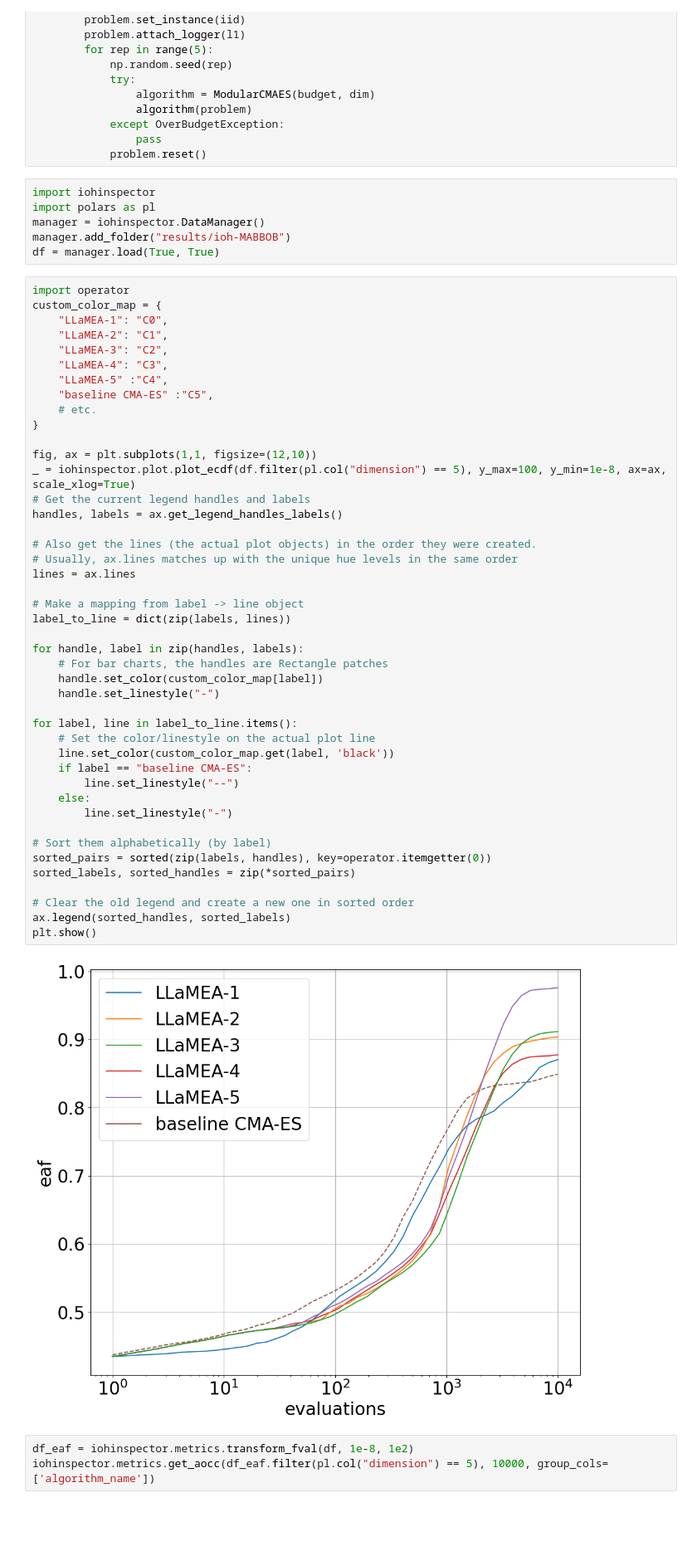
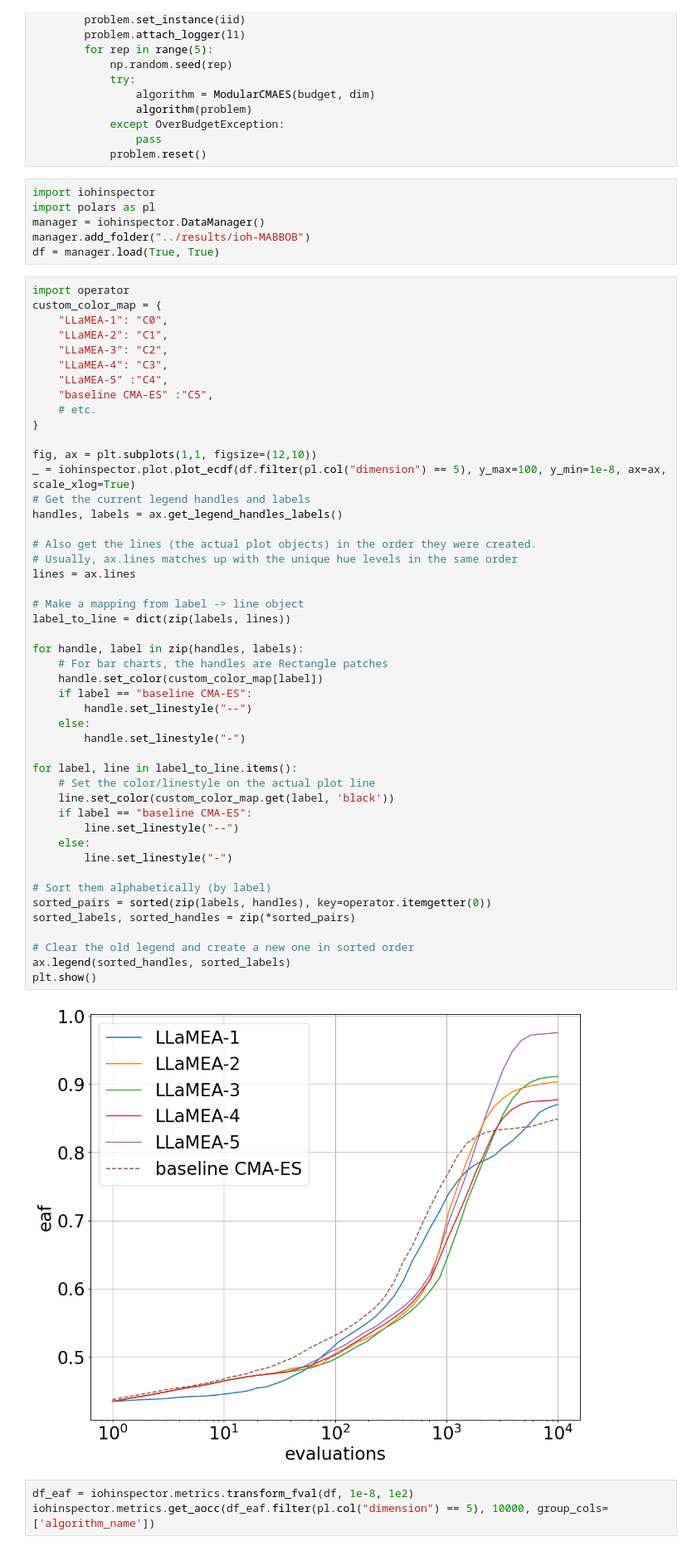
Before and after one commit to XAI-liacs/BLADE, a Jupyter notebook: examples/visualize_mabbob.ipynb, the cells around one changed output. Shown at 83% size. Drawn from its saved outputs; the diff is of its cells as text; blank space fills up the shorter version.

```diff
--- a/examples/visualize_mabbob.ipynb
+++ b/examples/visualize_mabbob.ipynb
@@ -163,7 +160,7 @@ for dim in [5]:
 import iohinspector
 import polars as pl
 manager = iohinspector.DataManager()
-manager.add_folder("results/ioh-MABBOB")
+manager.add_folder("../results/ioh-MABBOB")
 df = manager.load(True, True)
 # %%
 import operator
@@ -182,35 +179,38 @@ _ = iohinspector.plot.plot_ecdf(df.filter(pl.col("dimension") == 5), y_max=100,
 # Get the current legend handles and labels
 handles, labels = ax.get_legend_handles_labels()
 
 # Also get the lines (the actual plot objects) in the order they were created.
 # Usually, ax.lines matches up with the unique hue levels in the same order
 lines = ax.lines
 
 # Make a mapping from label -> line object
 label_to_line = dict(zip(labels, lines))
 
 for handle, label in zip(handles, labels):
     # For bar charts, the handles are Rectangle patches
     handle.set_color(custom_color_map[label])
-    handle.set_linestyle("-")
+    if label == "baseline CMA-ES":
+        handle.set_linestyle("--")
+    else:
+        handle.set_linestyle("-")
 
 for label, line in label_to_line.items():
     # Set the color/linestyle on the actual plot line
     line.set_color(custom_color_map.get(label, 'black'))
     if label == "baseline CMA-ES":
         line.set_linestyle("--")
     else:
         line.set_linestyle("-")
 
 # Sort them alphabetically (by label)
 sorted_pairs = sorted(zip(labels, handles), key=operator.itemgetter(0))
 sorted_labels, sorted_handles = zip(*sorted_pairs)
 
 # Clear the old legend and create a new one in sorted order
 ax.legend(sorted_handles, sorted_labels)
 plt.show()
 # %% [output]
-[figure, old version]
+[figure, new version]
 # %%
 df_eaf = iohinspector.metrics.transform_fval(df, 1e-8, 1e2)
 iohinspector.metrics.get_aocc(df_eaf.filter(pl.col("dimension") == 5), 10000, group_cols=['algorithm_name'])
```
Also changed, not shown: parts of 2 cells of this notebook, 12 other files.
